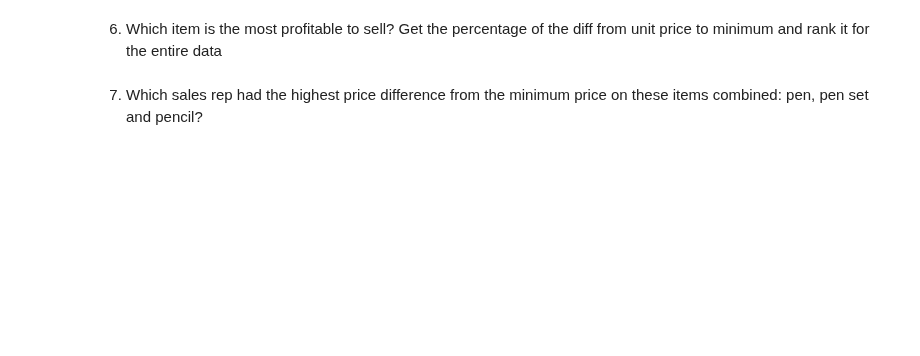
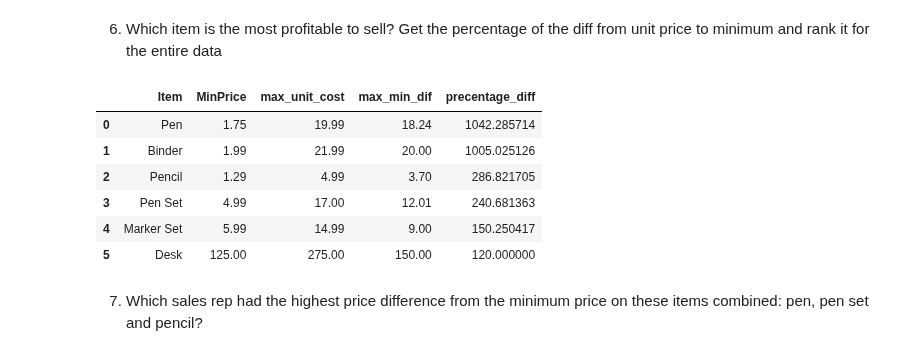
Before and after one commit to tryko/yandex-sql-practice, a Jupyter notebook: Itay-sql-trex.ipynb, the cells around one changed output. Cells and saved outputs as stored; diff of their text form; code cells hidden in the pictures; blank space fills up the shorter version.

```diff
--- a/Itay-sql-trex.ipynb
+++ b/Itay-sql-trex.ipynb
@@ -126,6 +196,37 @@ queryResult(query)
 # %% [markdown]
 
 6. Which item is the most profitable to sell? Get the percentage of the diff from unit price to minimum and rank it for the entire data
+# %%
+query = '''
+select
+   rep_sales."Item",
+   "MinPrice",
+    max("Unit_Cost") as max_unit_cost,
+    max("Unit_Cost") - "MinPrice" as max_min_dif,
+    100 * (max("Unit_Cost") - "MinPrice")/ "MinPrice" as precentage_diff
+from
+    rep_sales
+    left join
+    (select
+        distinct "Item",
+        "MinPrice"
+    from
+        item) as min_price_t
+    on rep_sales."Item" = min_price_t."Item"
+group by
+    rep_sales."Item", "MinPrice"
+order by precentage_diff desc
+'''
+
+queryResult(query)
+# %% [output]
+|  | Item | MinPrice | max_unit_cost | max_min_dif | precentage_diff |
+| 0 | Pen | 1.75 | 19.99 | 18.24 | 1042.285714 |
+| 1 | Binder | 1.99 | 21.99 | 20.00 | 1005.025126 |
+| 2 | Pencil | 1.29 | 4.99 | 3.70 | 286.821705 |
+| 3 | Pen Set | 4.99 | 17.00 | 12.01 | 240.681363 |
+| 4 | Marker Set | 5.99 | 14.99 | 9.00 | 150.250417 |
+| 5 | Desk | 125.00 | 275.00 | 150.00 | 120.000000 |
 # %% [markdown]
 
 7. Which sales rep had the highest price difference from the minimum price on these items combined: pen, pen set and pencil?
```
Also changed, not shown: parts of 4 cells of this notebook, 1 other file.
